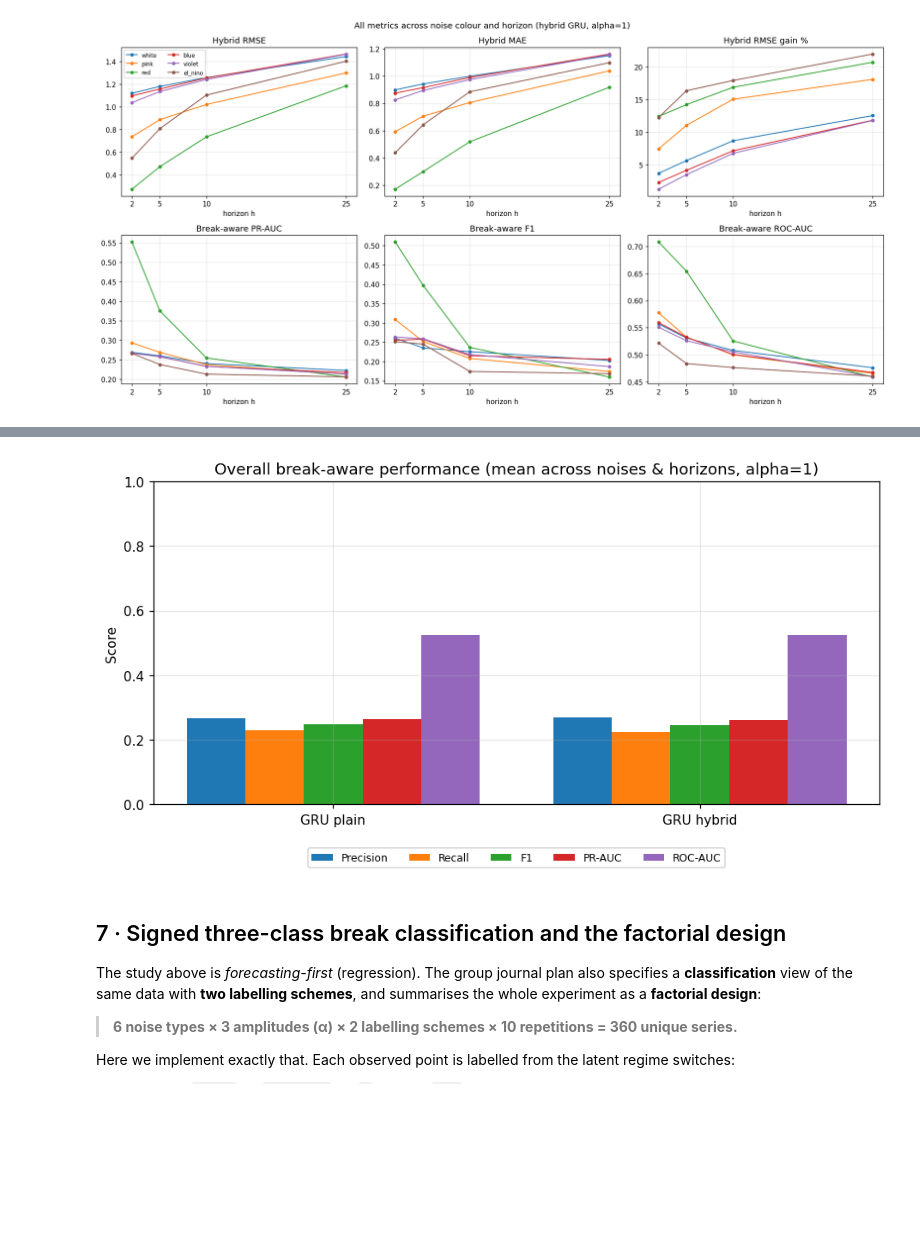
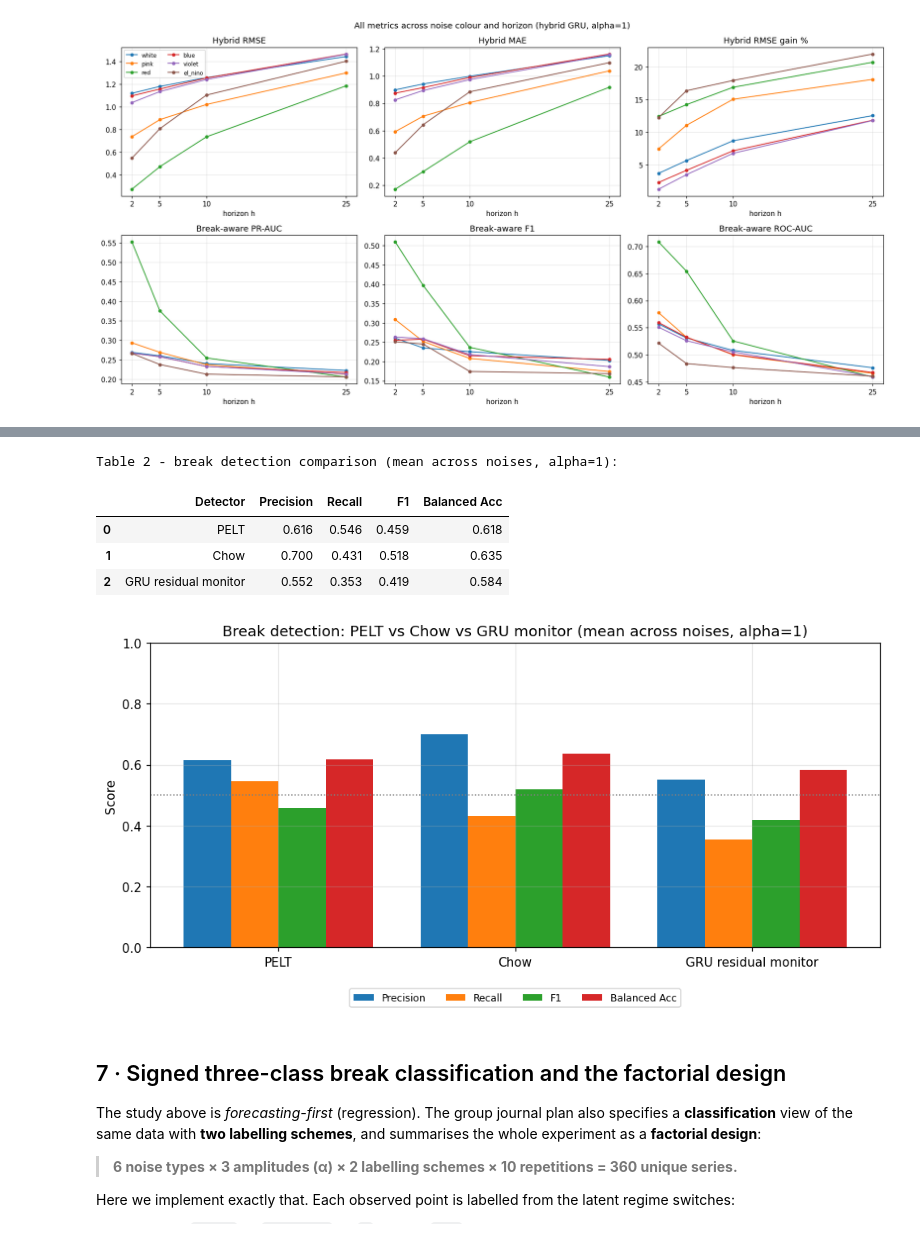
Before and after one commit to zavaz5/GRU-structural-break-forecasting-coursework, a Jupyter notebook: GRU_Structural_Breaks.ipynb, the cells around one changed output, grey strips where cells are left out. Cells and saved outputs as stored; diff of their text form; code cells hidden in the pictures; blank space fills up the shorter version.

Commit message:
Rebuild Part 6.8 Table 2 as break-detector comparison (PELT/Chow/GRU-monitor, P/R/F1/BA)

```diff
--- a/GRU_Structural_Breaks.ipynb
+++ b/GRU_Structural_Breaks.ipynb
@@ -1109,15 +1093,42 @@ Table 2 - overall break-aware classification (mean across noises AND horizons, a
+# %%
+C = CFG; rows = []
+for name, kind in [("PELT", "pelt"), ("Chow", "chow"), ("GRU residual monitor", "gru")]:
+    P, R, F, BA = [], [], [], []
+    for noise in C["noises"]:
+        for seed in C["seeds"]:
+            x, lat, tb = generate_series(noise, C["main_alpha"], n=C["n"], dt=C["dt"], T=C["T"],
+                                         level_sigma=C["level_sigma"], seed=seed)
+            xz = (x-x.mean())/x.std(); n = len(xz)
+            if kind == "pelt":  pred = pelt_breaks(xz, C["beta"])
+            elif kind == "chow": pred = chow_scan(xz)[0]
+            else:                pred = gru_monitor_breaks(xz, C["L"], seed)
+            d = detection_prf(pred, tb, C["det_tol"]); dc = detection_classification(n, pred, tb, C["det_tol"])
+            P.append(d["precision"]); R.append(d["recall"]); F.append(d["f1"]); BA.append(dc["bal_acc"])
+    rows.append({"Detector": name, "Precision": np.mean(P), "Recall": np.mean(R),
+                 "F1": np.mean(F), "Balanced Acc": np.mean(BA)})
+tab2 = pd.DataFrame(rows).round(3)
+tab2.to_csv("results/overall_classification.csv", index=False)
+print("Table 2 - break detection comparison (mean across noises, alpha=1):")
+tab2
+# %% [output]
+Table 2 - break detection comparison (mean across noises, alpha=1):
+|  | Detector | Precision | Recall | F1 | Balanced Acc |
+| 0 | PELT | 0.616 | 0.546 | 0.459 | 0.618 |
+| 1 | Chow | 0.700 | 0.431 | 0.518 | 0.635 |
+| 2 | GRU residual monitor | 0.552 | 0.353 | 0.419 | 0.584 |
 # %%
-cols = ["Precision", "Recall", "F1", "PR-AUC", "ROC-AUC"]
-fig, ax = plt.subplots(figsize=(8.5, 4.6)); xs = np.arange(len(tab2)); w = 0.16
+cols = ["Precision", "Recall", "F1", "Balanced Acc"]
+fig, ax = plt.subplots(figsize=(9, 4.6)); xs = np.arange(len(tab2)); w = 0.2
 for i, mc in enumerate(cols):
-    ax.bar(xs + (i-2)*w, tab2[mc].values, width=w, label=mc)
-ax.set_xticks(xs); ax.set_xticklabels(tab2["Model"]); ax.set_ylim(0, 1.0); ax.set_ylabel("Score")
+    ax.bar(xs + (i-1.5)*w, tab2[mc].values, width=w, label=mc)
+ax.axhline(0.5, color="grey", ls=":", lw=1)
+ax.set_xticks(xs); ax.set_xticklabels(tab2["Detector"]); ax.set_ylim(0, 1.0); ax.set_ylabel("Score")
 ax.grid(True, axis="y", alpha=0.3)
-ax.set_title("Overall break-aware performance (mean across noises & horizons, alpha=1)")
-ax.legend(fontsize=8, ncol=5, loc="upper center", bbox_to_anchor=(0.5, -0.12))
+ax.set_title("Break detection: PELT vs Chow vs GRU monitor (mean across noises, alpha=1)")
+ax.legend(fontsize=8, ncol=4, loc="upper center", bbox_to_anchor=(0.5, -0.12))
 plt.savefig("figures/overall_classification_bars.png", bbox_inches="tight"); plt.show()
 # %% [output]
-[figure, old version]
+[figure, new version]
 # %% [markdown]
 ## 7 · Signed three-class break classification and the factorial design
 
```
Also changed, not shown: parts of 7 cells of this notebook, 3 other files.
